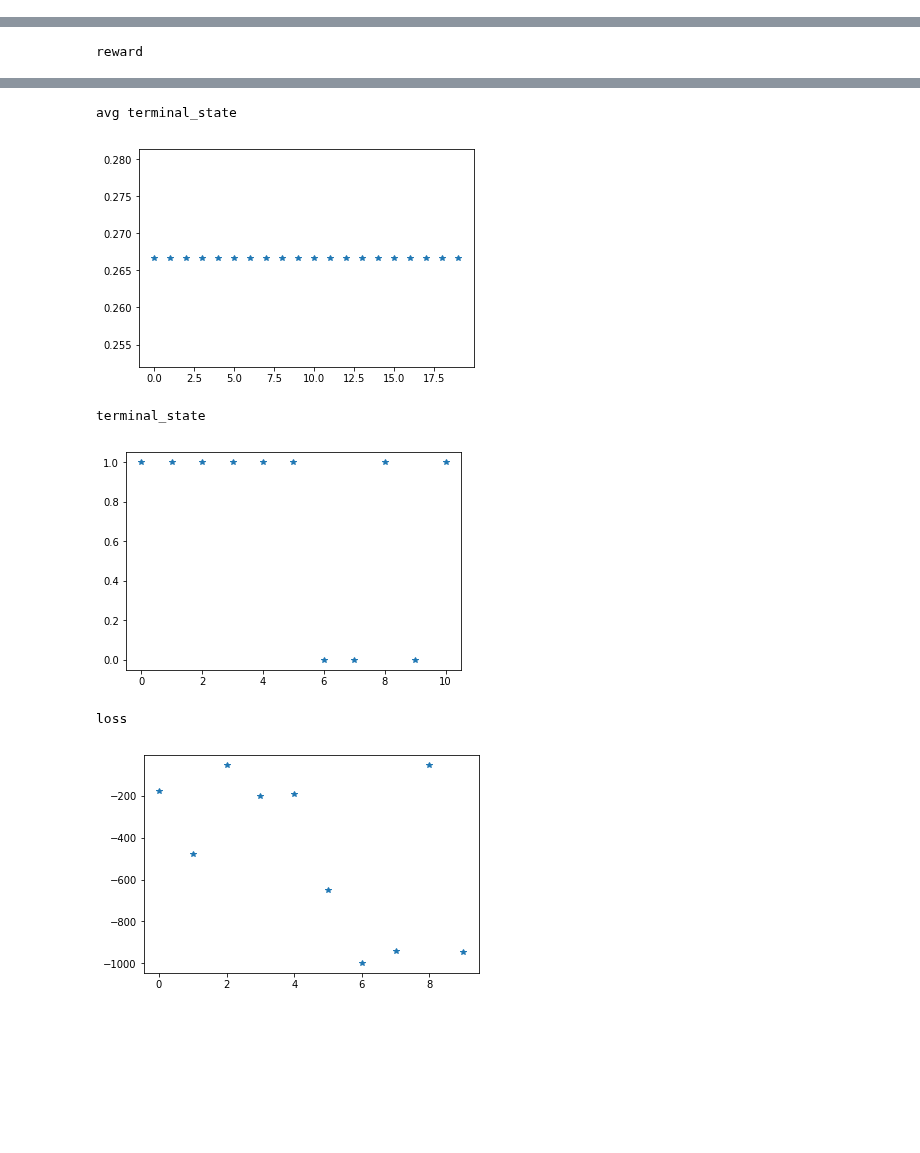
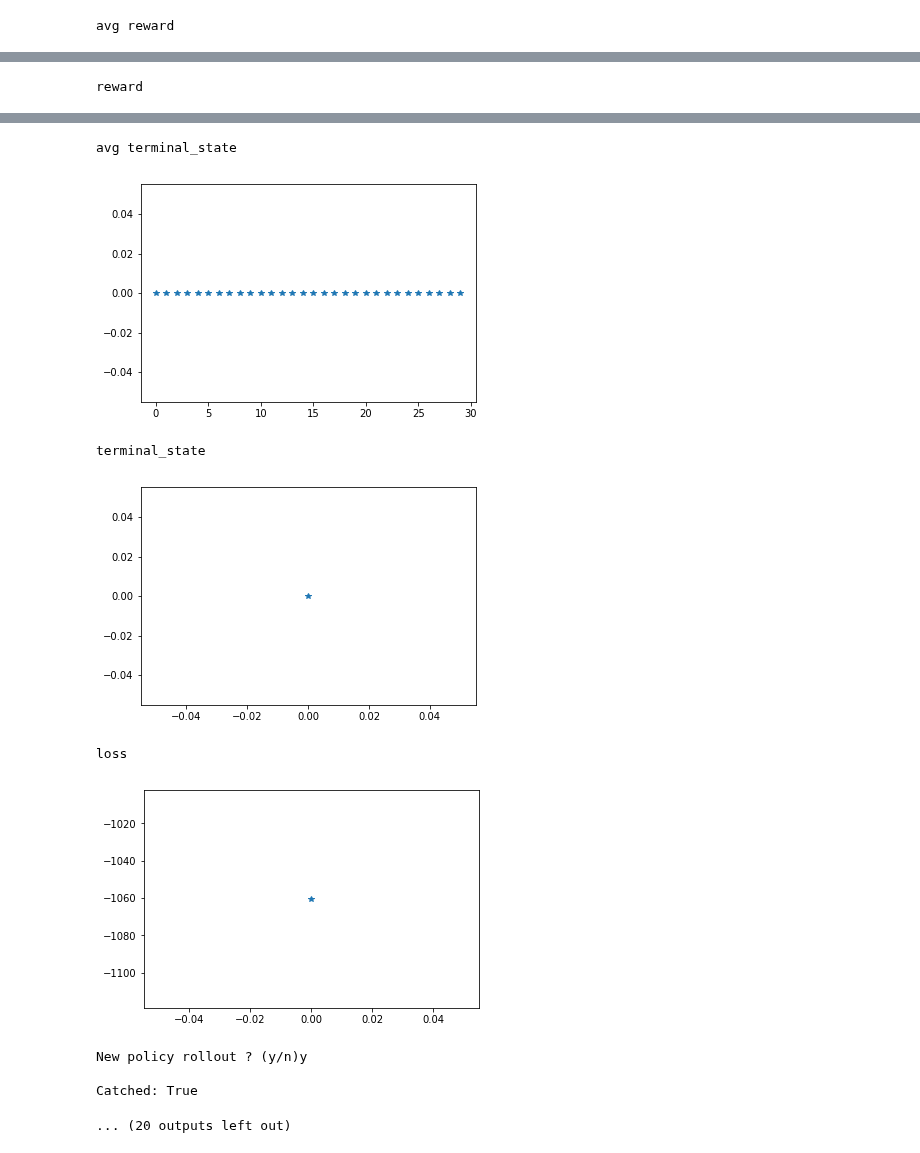
Before and after one commit to felixgaschi/learning-multiagent-communication, a Jupyter notebook: CommNetPP.ipynb, the cells around one changed output, grey strips where cells are left out. Drawn from its saved outputs; the diff is of its cells as text; code cells hidden in the pictures; blank space fills up the shorter version.

```diff
--- a/CommNetPP.ipynb
+++ b/CommNetPP.ipynb
@@ -377,3 +377,4 @@ def policy_rollout(T, env, agent):
 N = 4
 grid_size = 5
 T = 100
+n_episodes = 1
@@ -410,18 +381,44 @@ If you're reading this message in another frontend (for example, a static render
 # %%
-W = 30
-print("avg reward")
-plt.plot(np.convolve(history['reward'], np.ones(W), 'valid')/W, '*')
-plt.show()
-print("reward")
-plt.plot(history['reward'], '*')
-plt.show()
-print("avg terminal_state")
-plt.plot(np.convolve(history['terminal_state'], np.ones(W), 'valid')/W, '*')
-plt.show()
-print("terminal_state")
-plt.plot(history['terminal_state'], '*')
-plt.show()
-print("loss")
-plt.plot(history['loss'], '*')
-plt.show()
+tf.reset_default_graph()
+with tf.Session() as sess:
+    commNet = CommNetPP(sess, N,  grid_size, lr = 1e-3, rnn_controler = True, alpha = 0.06)
+    env = PredatorPreyTask(N=N, grid_size=grid_size, detection_range=2, communication_cost=0.00, step_cost=0.1, forbidden_cost=0.1,
+                prey_detection_range=2, uncatched_cost=1., T=T)
+    history = commNet.reinforce_train(env, n_episodes = n_episodes, T = T)
+
+    W = 30
+    print("avg reward")
+    plt.plot(np.convolve(history['reward'], np.ones(W), 'valid')/W, '*')
+    plt.show()
+    print("reward")
+    plt.plot(history['reward'], '*')
+    plt.show()
+    print("avg terminal_state")
+    plt.plot(np.convolve(history['terminal_state'], np.ones(W), 'valid')/W, '*')
+    plt.show()
+    print("terminal_state")
+    plt.plot(history['terminal_state'], '*')
+    plt.show()
+    print("loss")
+    plt.plot(history['loss'], '*')
+    plt.show()
+
+    do_rollout = input("New policy rollout ? (y/n)")
+    while do_rollout != "y" and do_rollout != "n":
+        do_rollout = input("New policy rollout ? (y/n)")
+
+
+    while do_rollout == "y":
+
+        rollout = policy_rollout(T, env, commNet)
+
+        print("\nCatched: %s" % bool(rollout['terminal_state']))
+
+        pred_coord_history = np.array(env.pred_coord_history)
+        prey_coord_history = np.array(env.prey_coord_history)
+        plot_episode(pred_coord_history, prey_coord_history, grid_size)
+
+        do_rollout = input("New policy rollout ? (y/n)")
+        while do_rollout != "y" and do_rollout != "n":
+            do_rollout = input("New policy rollout ? (y/n)")
 # %% [output]
@@ -428,0 +428 @@ avg reward
+avg reward
@@ -430 +430 @@ avg reward
-reward
+reward
@@ -432,6 +432,10 @@ reward
-avg terminal_state
+avg terminal_state
-[figure, old version]
+[figure, new version]
-terminal_state
+terminal_state
-[figure, old version]
+[figure, new version]
-loss
+loss
-[figure, old version]
+[figure, new version]
+New policy rollout ? (y/n)y
+
+Catched: True
+... (20 outputs left out)
```
Also changed, not shown: parts of 3 cells of this notebook, 2 other files.
